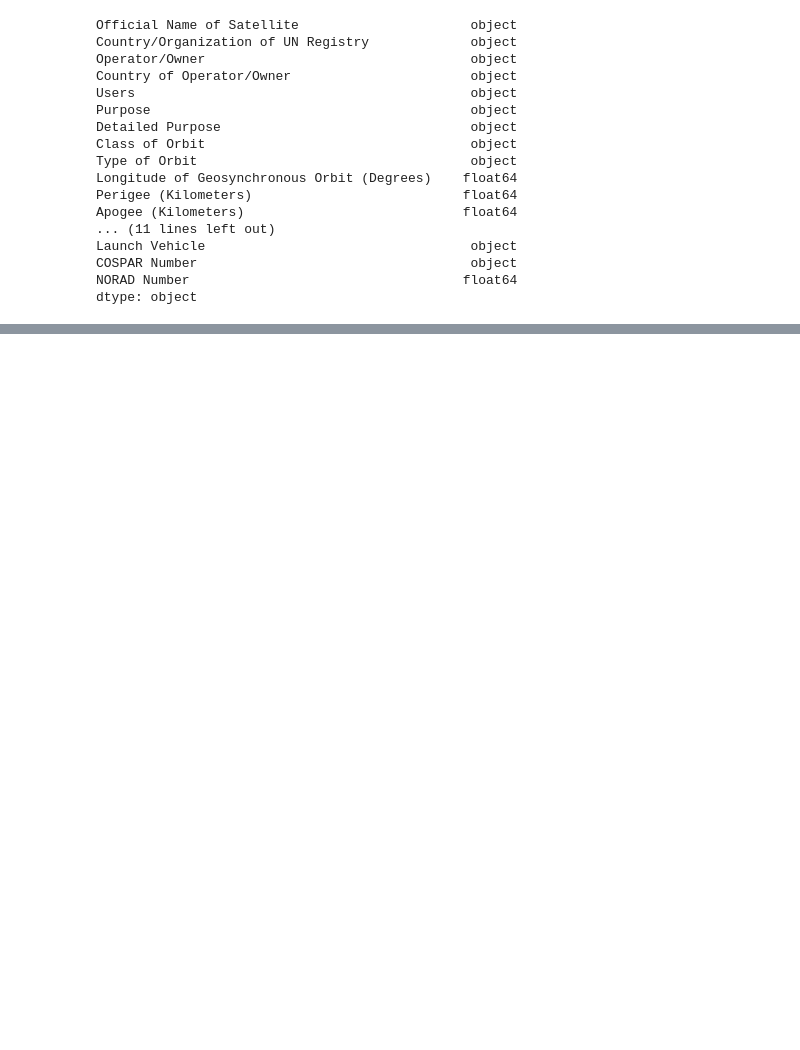
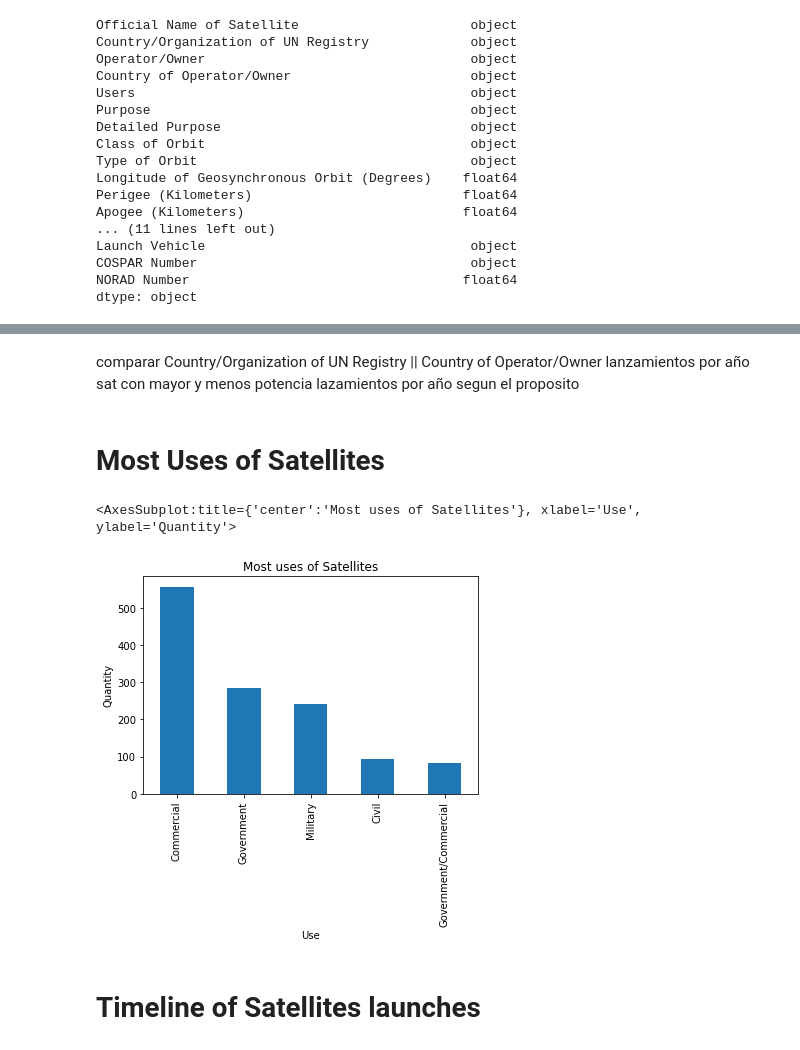
Before and after one commit to NickSamboni/AnalysingSatData, a Jupyter notebook: satellite.ipynb, the cells around one changed output, grey strips where cells are left out. Saved outputs shown, nothing was run; the diff lists cells and outputs as text; code cells hidden in the pictures; blank space fills up the shorter version.

```diff
--- a/satellite.ipynb
+++ b/satellite.ipynb
@@ -63,0 +128,15 @@ dtype: int64
+# %% [markdown]
+
+comparar Country/Organization of UN Registry || Country of Operator/Owner
+lanzamientos por año
+sat con mayor y menos potencia
+lazamientos por año segun el proposito
+# %% [markdown]
+# Most Uses of Satellites
+# %%
+data['Users'].value_counts().head(5).plot(kind='bar',title='Most uses of Satellites',xlabel='Use',ylabel='Quantity')
+# %% [output]
+<AxesSubplot:title={'center':'Most uses of Satellites'}, xlabel='Use', ylabel='Quantity'>
+[figure, added]
+# %% [markdown]
+# Timeline of Satellites launches
```
Also changed, not shown: parts of 14 cells of this notebook.
